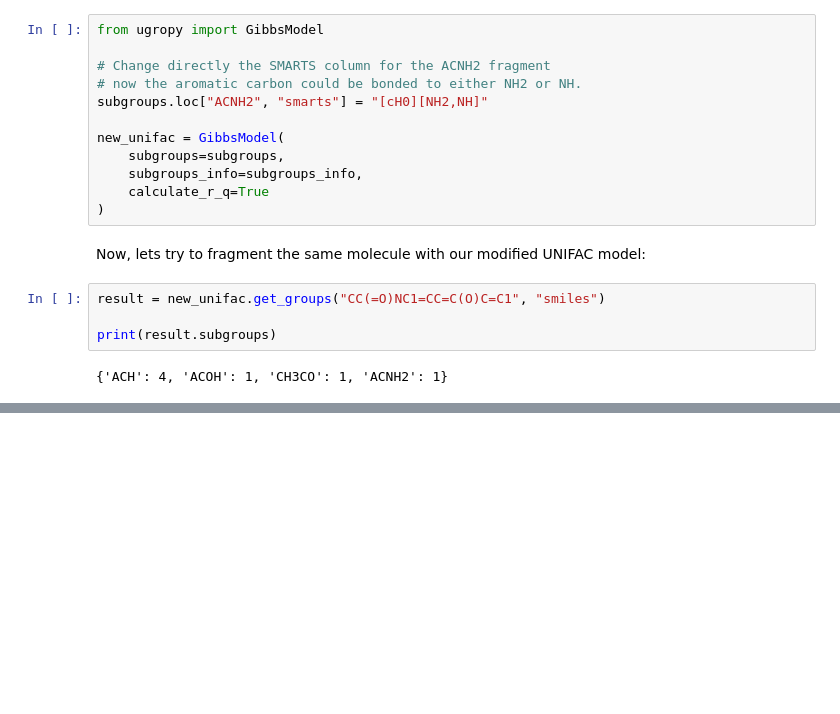
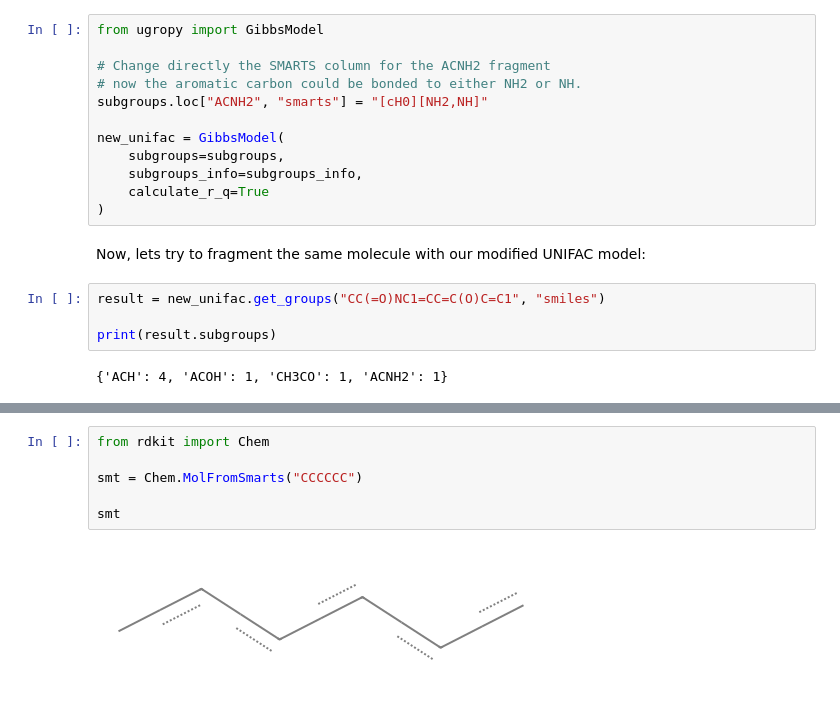
Before and after one commit to ipqa-research/ugropy, a Jupyter notebook: docs/source/tutorial/power_user.ipynb, the cells around one changed output, grey strips where cells are left out. Drawn from its saved outputs; the diff is of its cells as text; blank space fills up the shorter version.

```diff
--- a/docs/source/tutorial/power_user.ipynb
+++ b/docs/source/tutorial/power_user.ipynb
@@ -578,0 +706,8 @@ simple to follow and understand how to extend the basic behavior of the base
+# %%
+from rdkit import Chem
+
+smt = Chem.MolFromSmarts("CCCCCC")
+
+smt
+# %% [output]
+[figure, added]
```
Also changed, not shown: parts of 45 cells of this notebook, 5 other files.
